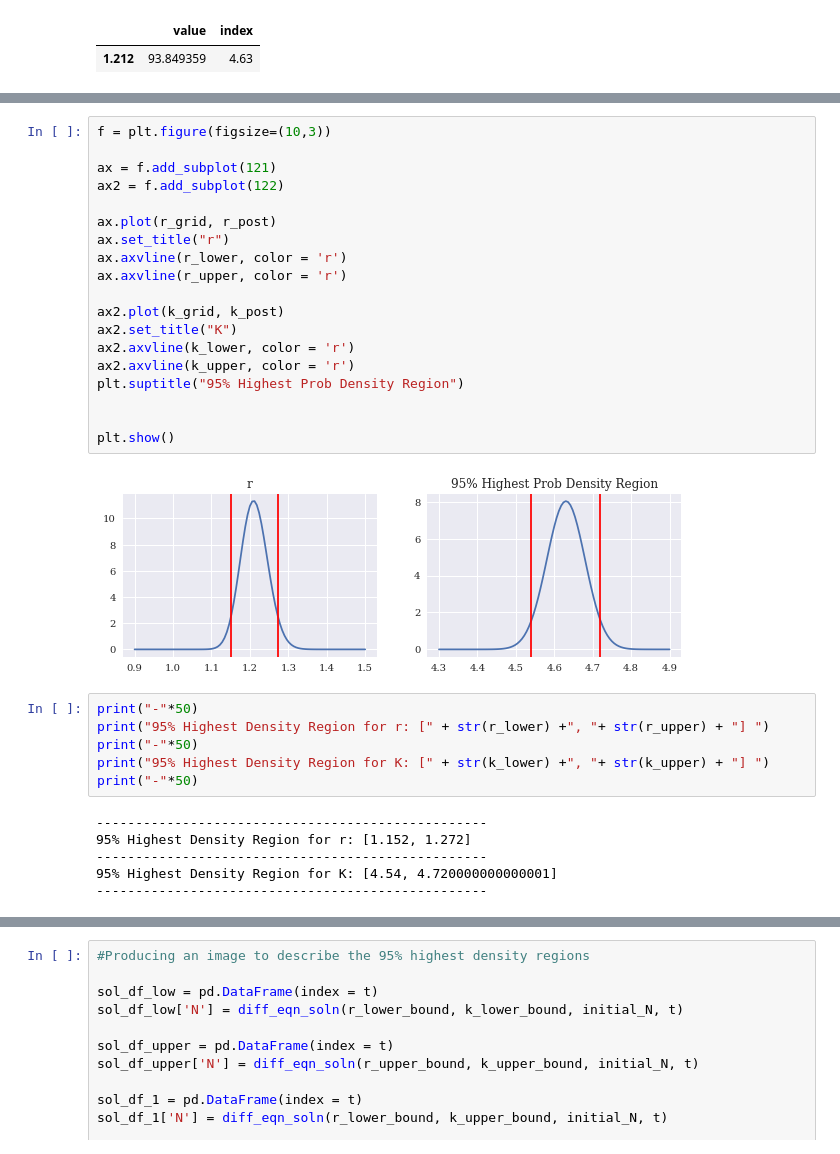
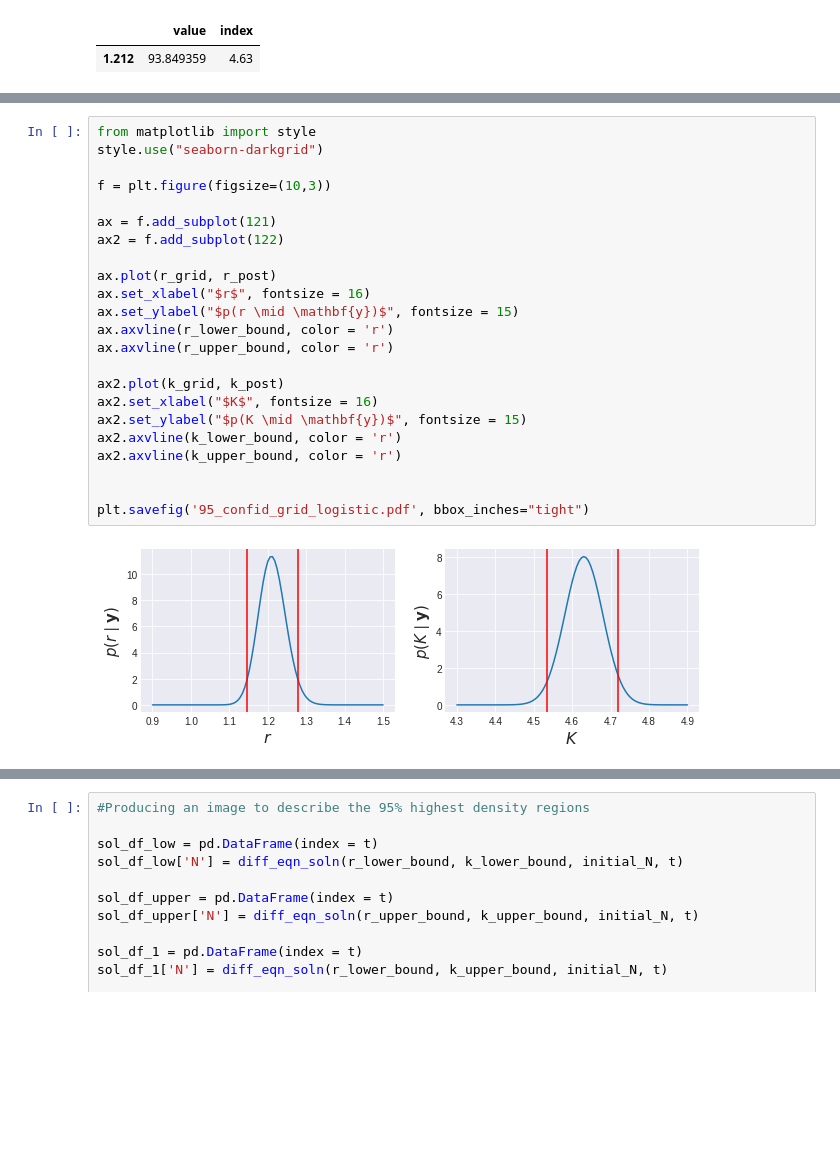
Before and after one commit to thomasarmstrong98/ODE_statistical_inference, a Jupyter notebook: two_param_logitic_grid_approx.ipynb, the cells around one changed output, grey strips where cells are left out. Saved outputs shown, nothing was run; the diff lists cells and outputs as text; blank space fills up the shorter version.

```diff
--- a/two_param_logitic_grid_approx.ipynb
+++ b/two_param_logitic_grid_approx.ipynb
@@ -414,33 +439,25 @@ k_upper = norm_k_post[norm_k_post > crit].index[-1]
 # %%
+from matplotlib import style
+style.use("seaborn-darkgrid")
+
 f = plt.figure(figsize=(10,3))
 
 ax = f.add_subplot(121)
 ax2 = f.add_subplot(122)
 
 ax.plot(r_grid, r_post)
-ax.set_title("r")
-ax.axvline(r_lower, color = 'r')
-ax.axvline(r_upper, color = 'r')
+ax.set_xlabel("$r$", fontsize = 16)
+ax.set_ylabel("$p(r \mid \mathbf{y})$", fontsize = 15)
+ax.axvline(r_lower_bound, color = 'r')
+ax.axvline(r_upper_bound, color = 'r')
 
 ax2.plot(k_grid, k_post)
-ax2.set_title("K")
-ax2.axvline(k_lower, color = 'r')
-ax2.axvline(k_upper, color = 'r')
-plt.suptitle("95% Highest Prob Density Region")
+ax2.set_xlabel("$K$", fontsize = 16)
+ax2.set_ylabel("$p(K \mid \mathbf{y})$", fontsize = 15)
+ax2.axvline(k_lower_bound, color = 'r')
+ax2.axvline(k_upper_bound, color = 'r')
 
 
-plt.show()
+plt.savefig('95_confid_grid_logistic.pdf', bbox_inches="tight")
 # %% [output]
-[figure, old version]
+[figure, new version]
-# %%
-print("-"*50)
-print("95% Highest Density Region for r: [" + str(r_lower) +", "+ str(r_upper) + "] ")
-print("-"*50)
-print("95% Highest Density Region for K: [" + str(k_lower) +", "+ str(k_upper) + "] ")
-print("-"*50)
-# %% [output]
---------------------------------------------------
-95% Highest Density Region for r: [1.152, 1.272]
---------------------------------------------------
-95% Highest Density Region for K: [4.54, 4.720000000000001]
---------------------------------------------------
```
Also changed, not shown: parts of 18 cells of this notebook.
